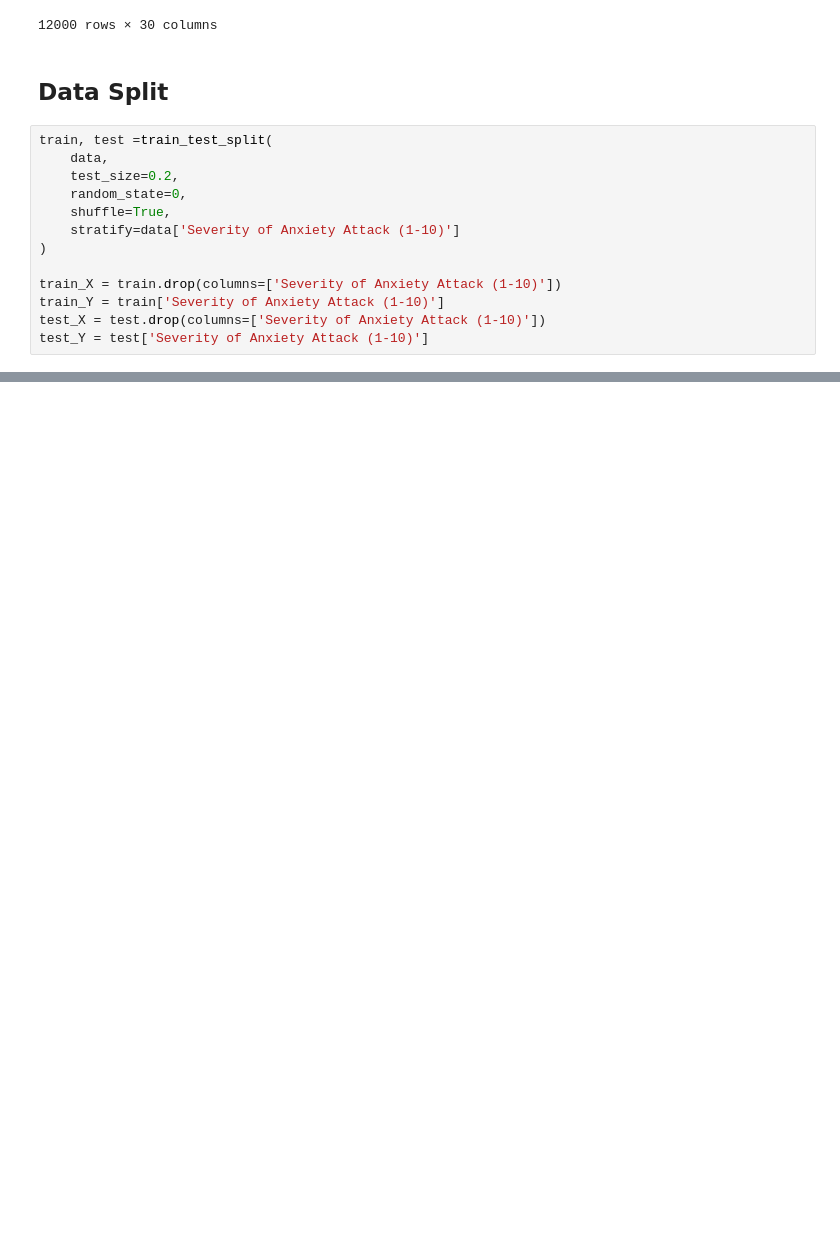
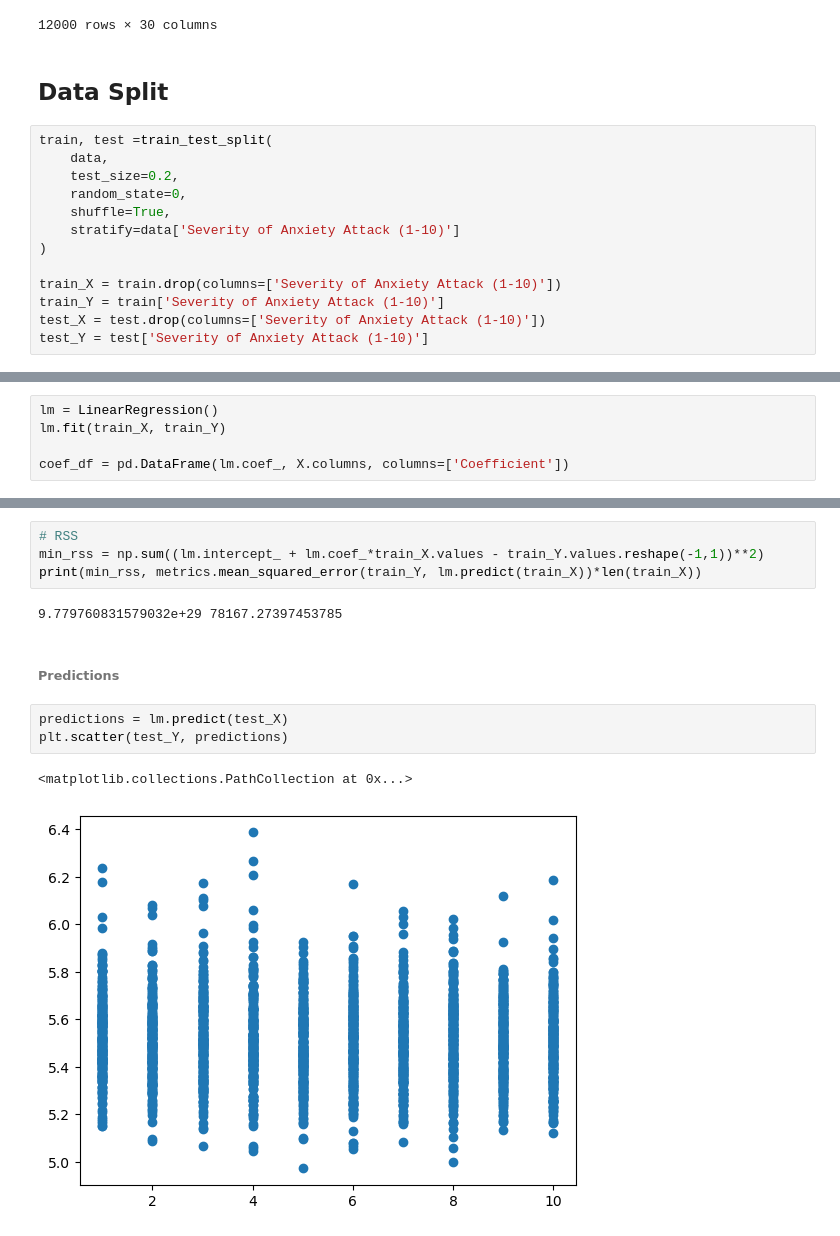
Before and after one commit to 100495761/MSE446, a Jupyter notebook: main.ipynb, the cells around one changed output, grey strips where cells are left out. Drawn from its saved outputs; the diff is of its cells as text; blank space fills up the shorter version.

Commit message:
linear regression

```diff
--- a/main.ipynb
+++ b/main.ipynb
@@ -557,0 +563,5 @@ test_Y = test['Severity of Anxiety Attack (1-10)']
+# %%
+lm = LinearRegression()
+lm.fit(train_X, train_Y)
+
+coef_df = pd.DataFrame(lm.coef_, X.columns, columns=['Coefficient'])
@@ -557,0 +578,14 @@ test_Y = test['Severity of Anxiety Attack (1-10)']
+# %%
+# RSS
+min_rss = np.sum((lm.intercept_ + lm.coef_*train_X.values - train_Y.values.reshape(-1,1))**2)
+print(min_rss, metrics.mean_squared_error(train_Y, lm.predict(train_X))*len(train_X))
+# %% [output]
+9.779760831579032e+29 78167.27397453785
+# %% [markdown]
+###### Predictions
+# %%
+predictions = lm.predict(test_X)
+plt.scatter(test_Y, predictions)
+# %% [output]
+<matplotlib.collections.PathCollection at 0x...>
+[figure, added]
```
Also changed, not shown: parts of 4 cells of this notebook.
